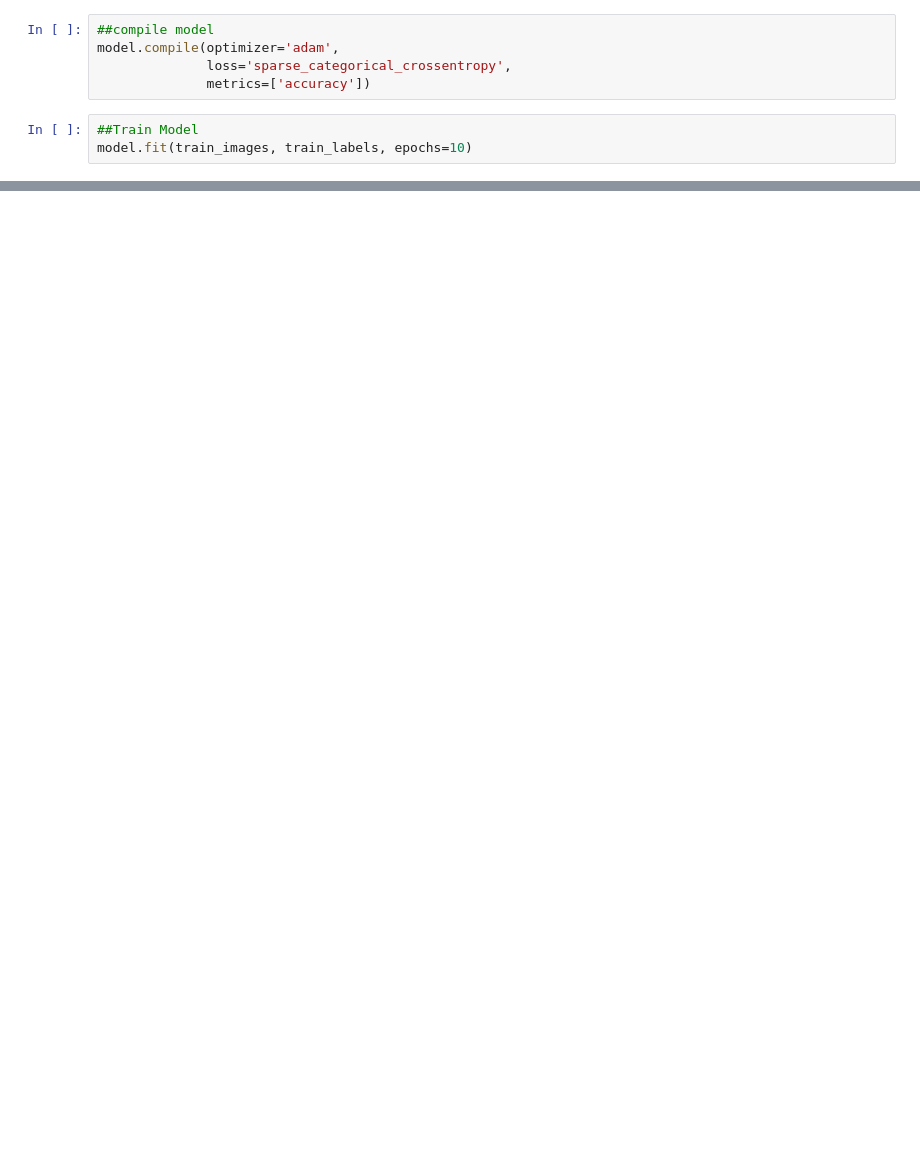
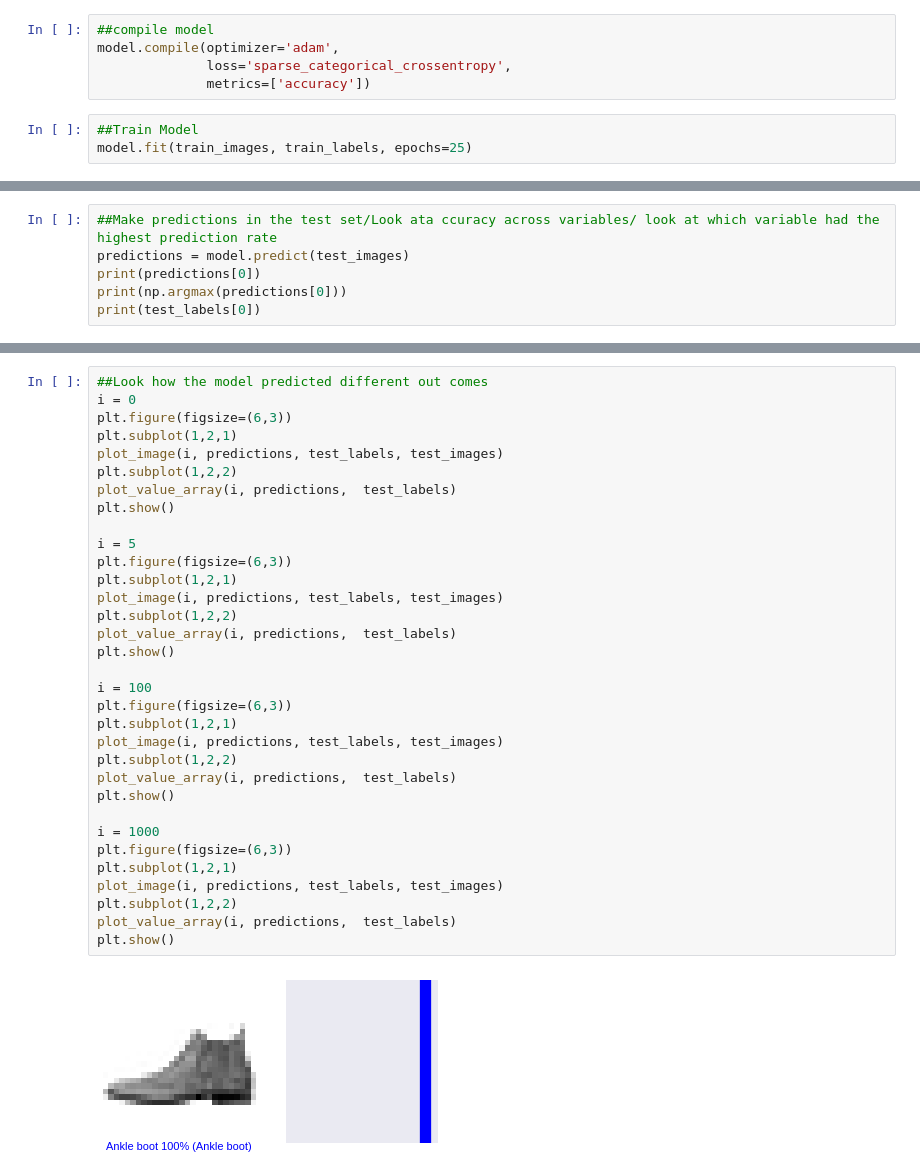
Before and after one commit to jaymahapatra/IST-719-Week-9-Machine-Learning-II, a Jupyter notebook: Lab_9_Keras.ipynb, the cells around one changed output, grey strips where cells are left out. Saved outputs shown, nothing was run; the diff lists cells and outputs as text; blank space fills up the shorter version.

```diff
--- a/Lab_9_Keras.ipynb
+++ b/Lab_9_Keras.ipynb
@@ -82,5 +69,5 @@ model.compile(optimizer='adam',
               metrics=['accuracy'])
 # %%
 ##Train Model
-model.fit(train_images, train_labels, epochs=10)
+model.fit(train_images, train_labels, epochs=25)
 # %% [output]
@@ -107,0 +100,6 @@ Epoch 10/10
+# %%
+##Make predictions in the test set/Look ata ccuracy across variables/ look at which variable had the highest prediction rate
+predictions = model.predict(test_images)
+print(predictions[0])
+print(np.argmax(predictions[0]))
+print(test_labels[0])
@@ -107,0 +143,35 @@ Epoch 10/10
+# %%
+##Look how the model predicted different out comes
+i = 0
+plt.figure(figsize=(6,3))
+plt.subplot(1,2,1)
+plot_image(i, predictions, test_labels, test_images)
+plt.subplot(1,2,2)
+plot_value_array(i, predictions,  test_labels)
+plt.show()
+
+i = 5
+plt.figure(figsize=(6,3))
+plt.subplot(1,2,1)
+plot_image(i, predictions, test_labels, test_images)
+plt.subplot(1,2,2)
+plot_value_array(i, predictions,  test_labels)
+plt.show()
+
+i = 100
+plt.figure(figsize=(6,3))
+plt.subplot(1,2,1)
+plot_image(i, predictions, test_labels, test_images)
+plt.subplot(1,2,2)
+plot_value_array(i, predictions,  test_labels)
+plt.show()
+
+i = 1000
+plt.figure(figsize=(6,3))
+plt.subplot(1,2,1)
+plot_image(i, predictions, test_labels, test_images)
+plt.subplot(1,2,2)
+plot_value_array(i, predictions,  test_labels)
+plt.show()
+# %% [output]
+[figure, added]
```
Also changed, not shown: parts of 9 cells of this notebook.
